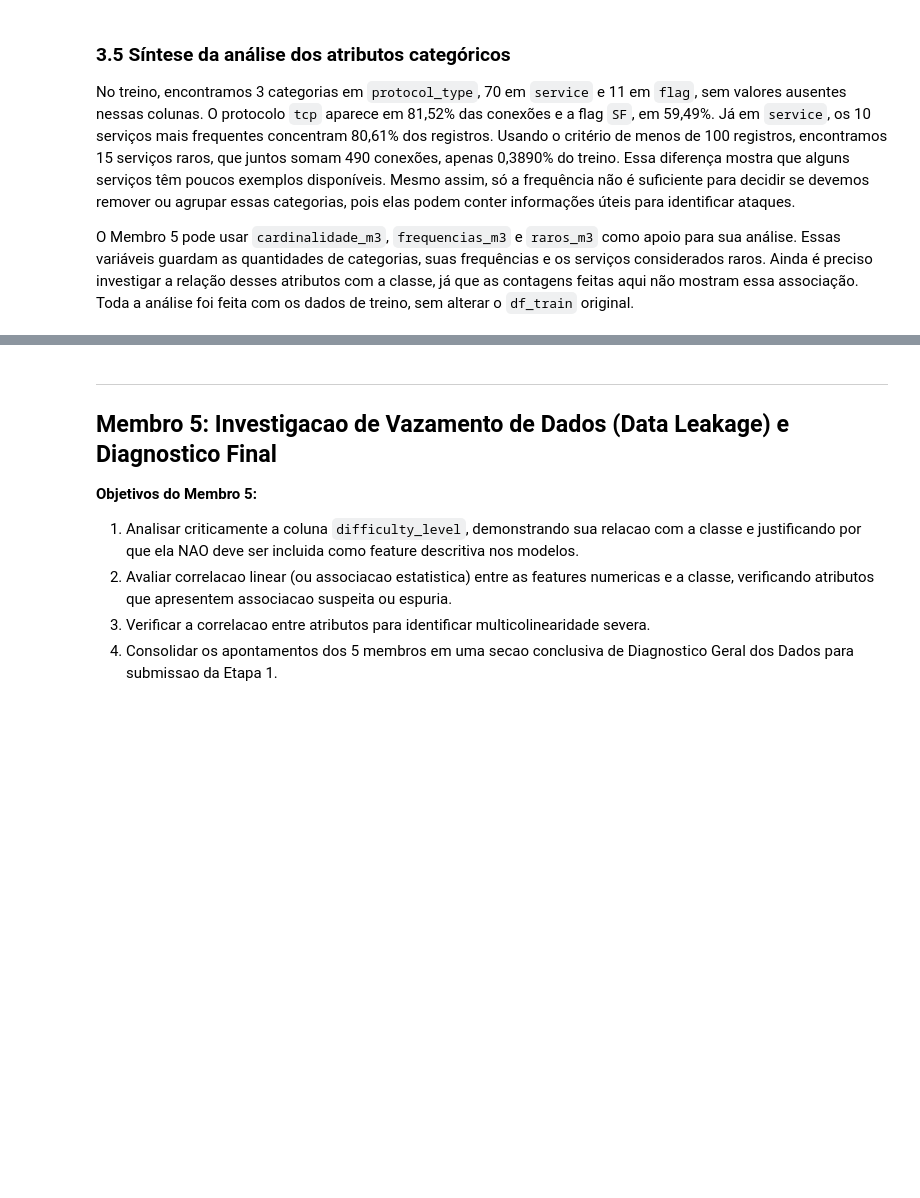
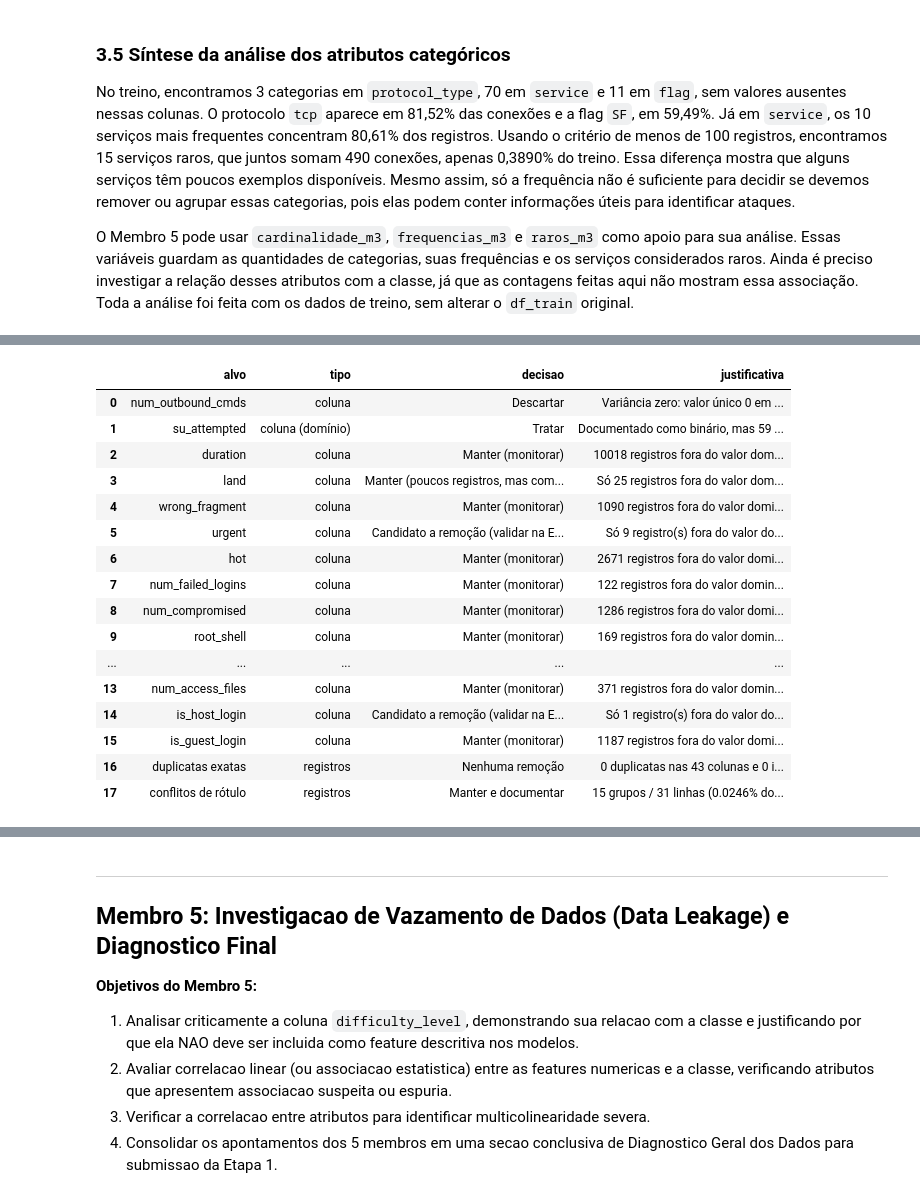
Before and after one commit to matheusmra/tp-ia, a Jupyter notebook: notebooks/01_analise_exploratoria.ipynb, the cells around one changed output, grey strips where cells are left out. Saved outputs shown, nothing was run; the diff lists cells and outputs as text; code cells hidden in the pictures; blank space fills up the shorter version.

```diff
--- a/notebooks/01_analise_exploratoria.ipynb
+++ b/notebooks/01_analise_exploratoria.ipynb
@@ -795,0 +1163,80 @@ O Membro 5 pode usar `cardinalidade_m3`, `frequencias_m3` e `raros_m3` como apoi
+# %%
+# 4.5 Tabela de decisões para a Etapa 2 (gerada a partir dos resultados acima).
+LIMIAR_SUPORTE_M4 = 30   # exploratório: < 30 registros fora do valor dominante
+
+decisoes = []
+
+for c in constantes_m4:
+    decisoes.append({
+        "alvo": c, "tipo": "coluna", "decisao": "Descartar",
+        "justificativa": f"Variância zero: valor único {df_train[c].iloc[0]} em {n_treino_m4:,} registros. "
+                         f"Não discrimina nenhuma classe."})
+
+if n_su_fora_dominio:
+    rotulos_su = df_train.loc[~df_train["su_attempted"].isin([0, 1]), COL_ROTULO_M4].value_counts()
+    resumo_rotulos_su = ", ".join(f"{r}: {n}" for r, n in rotulos_su.items())
+    decisoes.append({
+        "alvo": "su_attempted", "tipo": "coluna (domínio)", "decisao": "Tratar",
+        "justificativa": f"Documentado como binário, mas {n_su_fora_dominio} registros valem 2 "
+                         f"(rótulos: {resumo_rotulos_su}). Binarizar (valor > 0 vira 1), "
+                         f"regra sem parâmetros aprendidos."})
+
+ja_decididos = {"su_attempted"}
+for c in candidatos_nzv_m4:
+    if c in ja_decididos:
+        continue
+    n_fora = int(conc_m4.loc[c, "n_fora_do_dominante"])
+    pct_atq = sinal_nzv_m4.loc[c, "pct_ataque_fora_do_dominante"]
+    if n_fora < LIMIAR_SUPORTE_M4 and pct_atq <= base_ataque_m4:
+        decisao = "Candidato a remoção (validar na Etapa 2)"
+        just = (f"Só {n_fora} registro(s) fora do valor dominante ({conc_m4.loc[c, 'pct_dominante']:.4f}%), "
+                f"com {pct_atq:.1f}% de ataques (base: {base_ataque_m4:.1f}%): sem suporte nem sinal de ataque. "
+                f"Comparar desempenho com e sem o atributo.")
+    elif n_fora < LIMIAR_SUPORTE_M4:
+        decisao = "Manter (poucos registros, mas com sinal de ataque)"
+        just = (f"Só {n_fora} registros fora do valor dominante, porém {pct_atq:.1f}% são ataques "
+                f"(base: {base_ataque_m4:.1f}%; rótulo mais comum: {sinal_nzv_m4.loc[c, 'rotulo_mais_comum_fora']}). "
+                f"Removê-lo apagaria evidência de uma classe rara.")
+    else:
+        decisao = "Manter (monitorar)"
+        just = (f"{n_fora} registros fora do valor dominante ({conc_m4.loc[c, 'pct_dominante']:.4f}%). "
+                f"O valor raro pode sinalizar ataques raros; não descartar sem evidência.")
+    decisoes.append({"alvo": c, "tipo": "coluna", "decisao": decisao, "justificativa": just})
+
+decisoes.append({
+    "alvo": "duplicatas exatas", "tipo": "registros",
+    "decisao": "Nenhuma remoção" if n_dup_43 == 0 and n_dup_atrib_rotulo == 0 else "Remover do treino",
+    "justificativa": f"{n_dup_43} duplicatas nas 43 colunas e {n_dup_atrib_rotulo} ignorando difficulty_level. "
+                     f"Se houver deduplicação no pipeline, aplicar só ao treino, antes de dividir em dobras."})
+
+decisoes.append({
+    "alvo": "conflitos de rótulo", "tipo": "registros", "decisao": "Manter e documentar",
+    "justificativa": f"{n_grupos_conflito} grupos / {n_linhas_conflito} linhas "
+                     f"({100 * n_linhas_conflito / n_treino_m4:.4f}% do treino). Removê-los reduziria classes raras "
+                     f"e tornaria a estimativa otimista; reetiquetar por maioria inventaria rótulos. "
+                     f"Erro mínimo inevitável: {erro_min_rotulos} (23 rótulos) / {erro_min_familias} (5 famílias)."})
+
+decisoes_m4 = pd.DataFrame(decisoes)
+with pd.option_context("display.max_colwidth", None, "display.width", 250):
+    display(decisoes_m4)
+
+colunas_descartar_m4 = [d["alvo"] for d in decisoes if d["decisao"] == "Descartar"]
+print("Colunas a descartar (variância zero):", colunas_descartar_m4)
+# %% [output]
+|  | alvo | tipo | decisao | justificativa |
+| 0 | num_outbound_cmds | coluna | Descartar | Variância zero: valor único 0 em ... |
+| 1 | su_attempted | coluna (domínio) | Tratar | Documentado como binário, mas 59 ... |
+| 2 | duration | coluna | Manter (monitorar) | 10018 registros fora do valor dom... |
+| 3 | land | coluna | Manter (poucos registros, mas com... | Só 25 registros fora do valor dom... |
+| 4 | wrong_fragment | coluna | Manter (monitorar) | 1090 registros fora do valor domi... |
+| 5 | urgent | coluna | Candidato a remoção (validar na E... | Só 9 registro(s) fora do valor do... |
+| 6 | hot | coluna | Manter (monitorar) | 2671 registros fora do valor domi... |
+| 7 | num_failed_logins | coluna | Manter (monitorar) | 122 registros fora do valor domin... |
+| 8 | num_compromised | coluna | Manter (monitorar) | 1286 registros fora do valor domi... |
+| 9 | root_shell | coluna | Manter (monitorar) | 169 registros fora do valor domin... |
+| ... | ... | ... | ... | ... |
+| 13 | num_access_files | coluna | Manter (monitorar) | 371 registros fora do valor domin... |
+| 14 | is_host_login | coluna | Candidato a remoção (validar na E... | Só 1 registro(s) fora do valor do... |
+| 15 | is_guest_login | coluna | Manter (monitorar) | 1187 registros fora do valor domi... |
+| 16 | duplicatas exatas | registros | Nenhuma remoção | 0 duplicatas nas 43 colunas e 0 i... |
+| 17 | conflitos de rótulo | registros | Manter e documentar | 15 grupos / 31 linhas (0.0246% do... |
```
Also changed, not shown: parts of 20 cells of this notebook.
